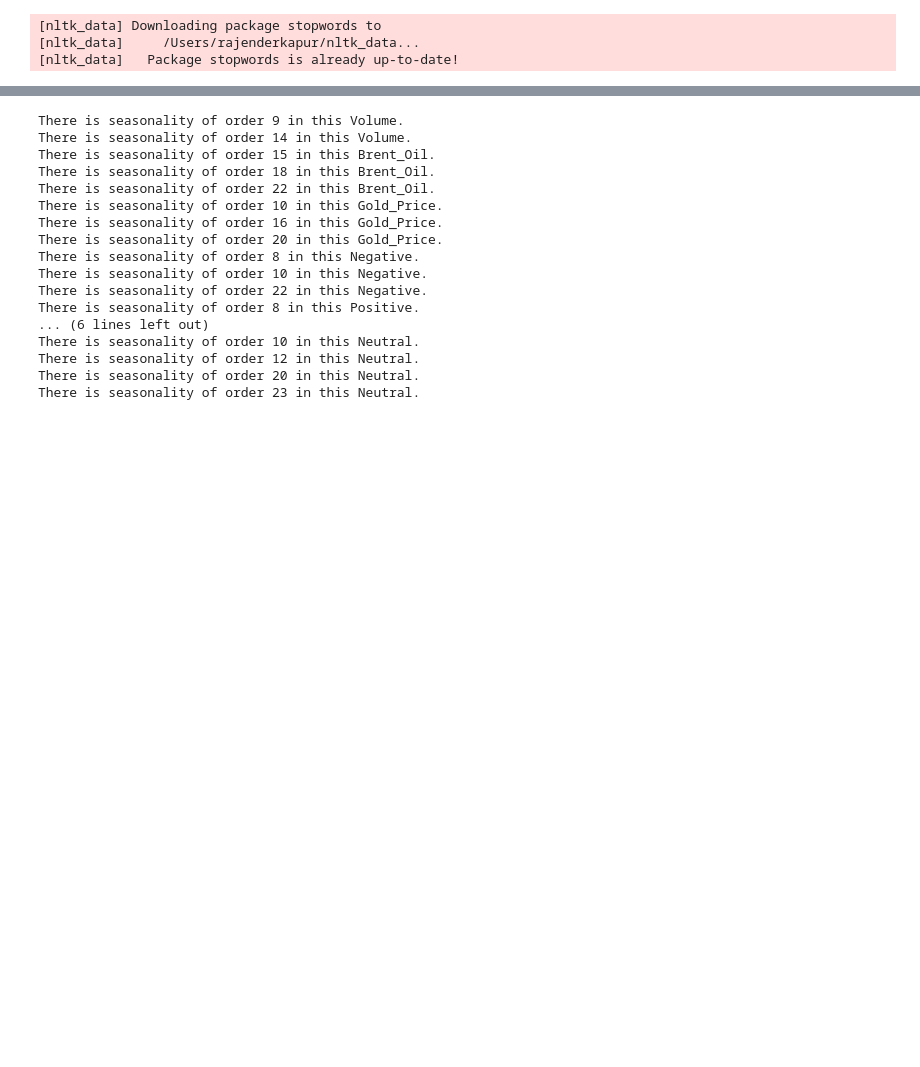
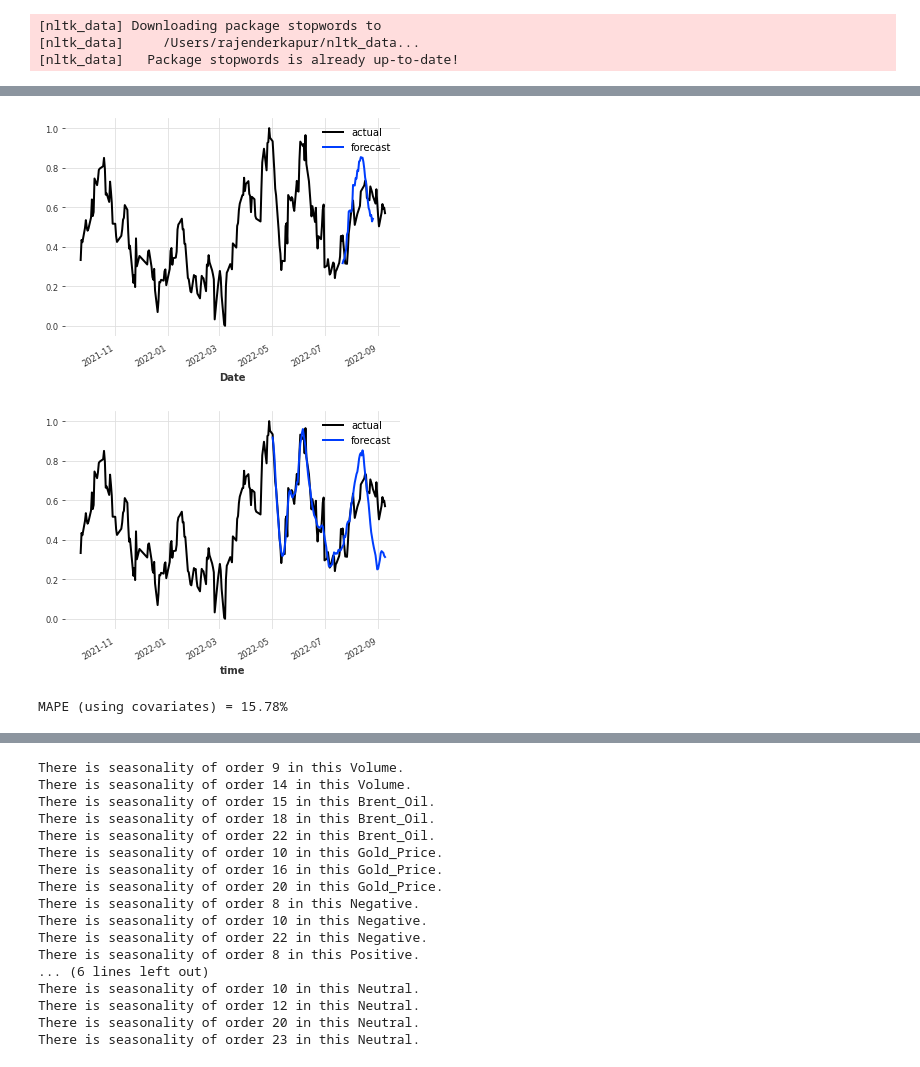
Before and after one commit to kkap250901/Stock-Prediction, a Jupyter notebook: Macro-analysis.ipynb, the cells around one changed output, grey strips where cells are left out. Drawn from its saved outputs; the diff is of its cells as text; code cells hidden in the pictures; blank space fills up the shorter version.

Commit message:
Clean Code and made everything into funcitons

```diff
--- a/Macro-analysis.ipynb
+++ b/Macro-analysis.ipynb
@@ -306,0 +485,17 @@ MacroSentimentdf = pd.merge(Macrodf,final1[['Date','Negative','Positive','Neutra
+# %%
+MacroSentimentdf1=MacroSentimentdf1.fillna(0)
+MacroSentimentdf1 = pd.get_dummies(MacroSentimentdf1, columns=['sentiment'])
+MacroSentimentdf1.Change=MacroSentimentdf1.Change.astype('category').cat.codes
+# %%
+# Making into Timeseries object as required by Darts
+Macro = TimeSeries.from_dataframe(df = MacroSentimentdf1,time_col='Date',fill_missing_dates=True,freq='D')
+# %%
+# Filling Missing Values
+Macro = fill_missing_values(Macro)
+# Checking Seasonality
+from darts.utils.statistics import plot_acf, check_seasonality
+for col in Macro.columns:
+    for m in range(2, 25):
+        is_seasonal, period = check_seasonality(Macro[col], m=m, alpha=0.05)
+        if is_seasonal:
+            print("There is seasonality of order {} in this {}.".format(period,col))
@@ -306,0 +520,46 @@ MacroSentimentdf = pd.merge(Macrodf,final1[['Date','Negative','Positive','Neutra
+# %%
+covcols =['Open', 'High', 'Low', 'Volume', 'Brent_Oil', 'Gold_Price',
+       'USD_Exchange_Rate', 'sentiment_score', 'Diff', 'Change',
+       'sentiment_neg', 'sentiment_neu', 'sentiment_pos']
+# Data Preprocessing to scale the data before splitting
+macro_scale = Scaler()
+Macro = macro_scale.fit_transform(Macro)
+# The target variable is first split into last 50 periods
+taget_train,target_val = Macro['Close'][:-50],Macro['Close'][-50:]
+# taget_train1,target_val1 = Sentiment['Negative'][:-50],Sentiment['Negative'][-50:]
+covariate_train,covariate_val = Macro[covcols][:-50],Macro[covcols][-50:]
+# covariate_train1,covariate_val1 = Sentiment[covcols1][:-50],Sentiment[covcols1][-50:]
+model_cov = BlockRNNModel(
+    model="LSTM",
+    input_chunk_length=50,
+    output_chunk_length=24,
+    n_epochs=600,
+    random_state=0,
+)
+model_cov.fit(
+    series=taget_train,
+    past_covariates=covariate_train,
+    verbose=True,
+)
+pred_cov = model_cov.predict(n=36, series=taget_train, past_covariates=Macro[covcols])
+Macro['Close'].plot(label="actual")
+pred_cov.plot(label="forecast")
+plt.legend()
+plt.show()
+
+backtest_cov = model_cov.historical_forecasts(
+    Macro['Close'],
+    past_covariates=Macro[covcols],
+    start=0.6,
+    forecast_horizon=12,
+    stride=1,
+    retrain=False,
+    verbose=False,
+)
+
+Macro['Close'].plot(label="actual")
+backtest_cov.plot(label="forecast")
+plt.legend()
+plt.show()
+print("MAPE (using covariates) = {:.2f}%".format(mape(Macro['Close'], backtest_cov)))
+# %% [output]
@@ -306,0 +584,3 @@ MacroSentimentdf = pd.merge(Macrodf,final1[['Date','Negative','Positive','Neutra
+[figure, added]
+[figure, added]
+MAPE (using covariates) = 15.78%
```
Also changed, not shown: parts of 37 cells of this notebook, 1 other file.
